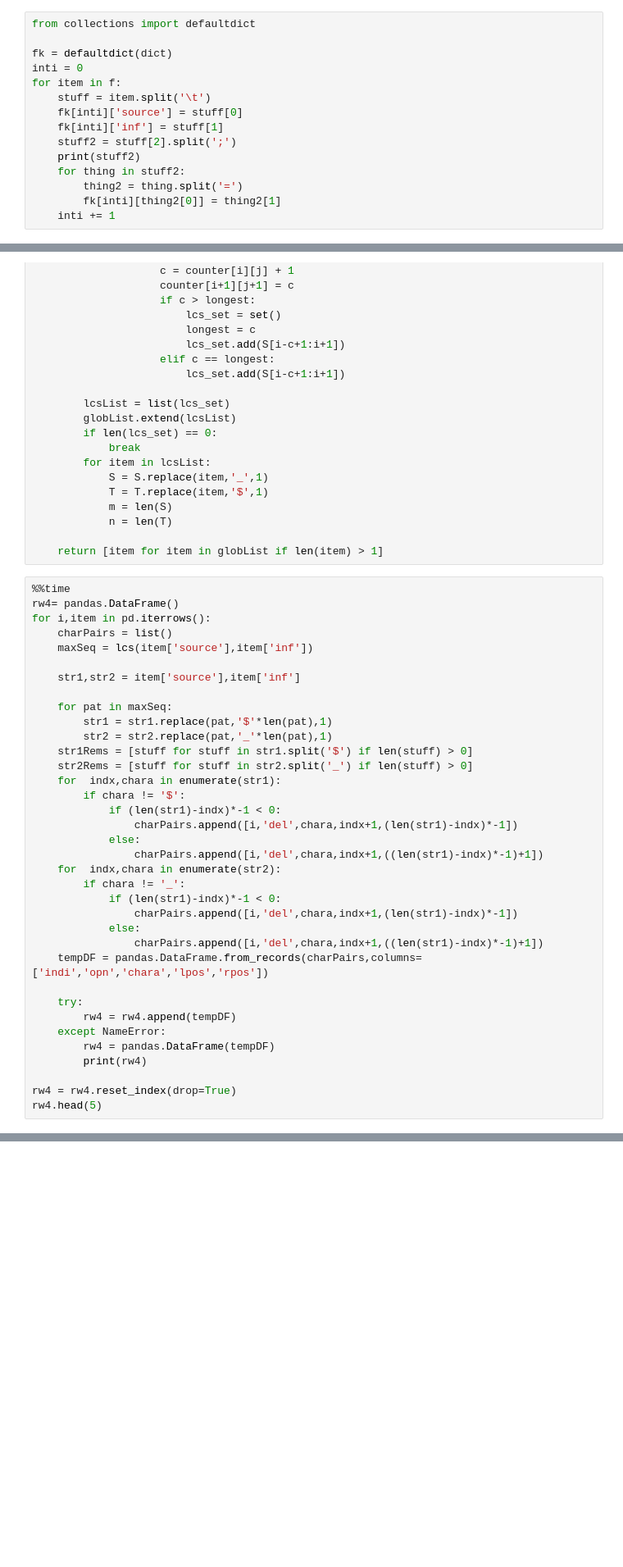
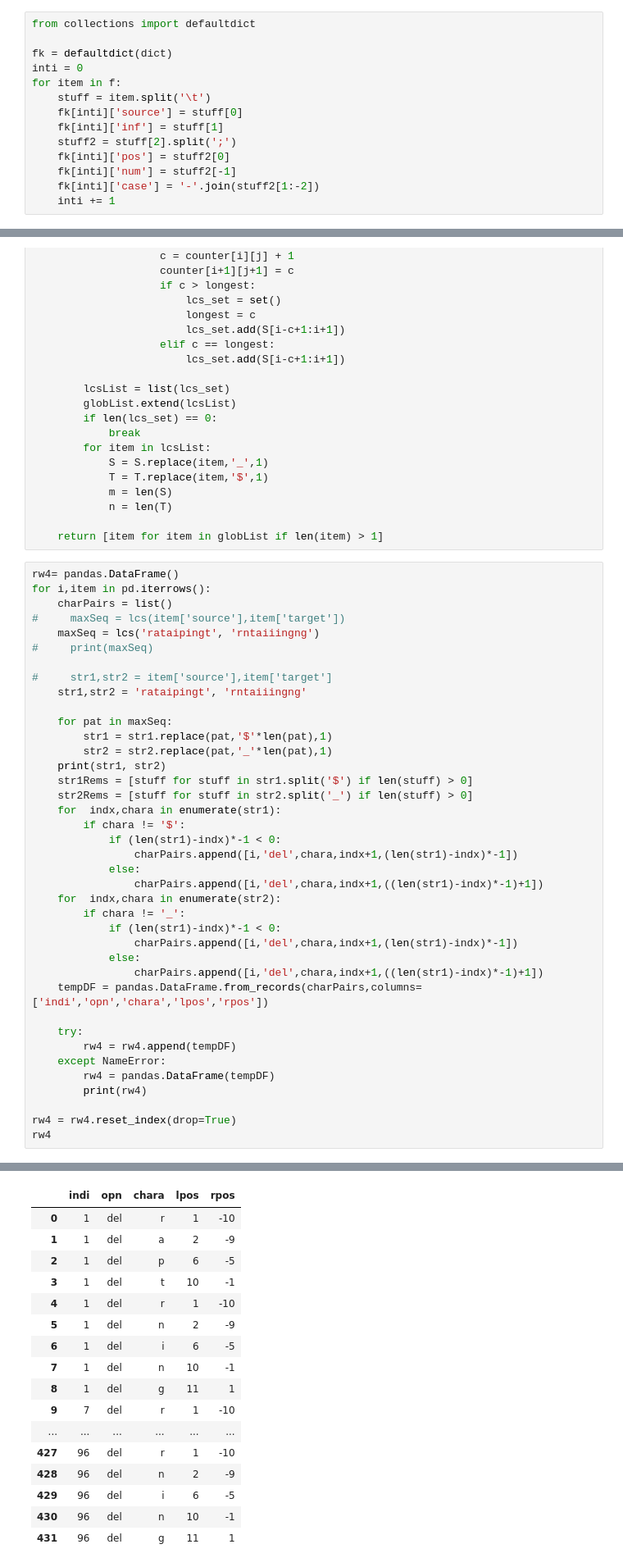
Before and after one commit to Demfier/PSyn, a Jupyter notebook: transMat.ipynb, the cells around one changed output, grey strips where cells are left out. Shown at 82% size. Cells and saved outputs as stored; diff of their text form; blank space fills up the shorter version.

```diff
--- a/transMat.ipynb
+++ b/transMat.ipynb
@@ -10,8 +10,7 @@ for item in f:
     fk[inti]['source'] = stuff[0]
     fk[inti]['inf'] = stuff[1]
     stuff2 = stuff[2].split(';')
-    print(stuff2)
-    for thing in stuff2:
-        thing2 = thing.split('=')
-        fk[inti][thing2[0]] = thing2[1]
+    fk[inti]['pos'] = stuff2[0]
+    fk[inti]['num'] = stuff2[-1]
+    fk[inti]['case'] = '-'.join(stuff2[1:-2])
     inti += 1
@@ -100,17 +112,20 @@ def lcs(SB,TB):
 
     return [item for item in globList if len(item) > 1]
 # %%
-%%time
 rw4= pandas.DataFrame()
 for i,item in pd.iterrows():
     charPairs = list()
-    maxSeq = lcs(item['source'],item['inf'])
+#     maxSeq = lcs(item['source'],item['target'])
+    maxSeq = lcs('rataipingt', 'rntaiiingng')
+#     print(maxSeq)
 
-    str1,str2 = item['source'],item['inf']
+#     str1,str2 = item['source'],item['target']
+    str1,str2 = 'rataipingt', 'rntaiiingng'
 
     for pat in maxSeq:
         str1 = str1.replace(pat,'$'*len(pat),1)
         str2 = str2.replace(pat,'_'*len(pat),1)
+    print(str1, str2)
     str1Rems = [stuff for stuff in str1.split('$') if len(stuff) > 0]
     str2Rems = [stuff for stuff in str2.split('_') if len(stuff) > 0]
     for  indx,chara in enumerate(str1):
@@ -134,4 +149,5 @@ for i,item in pd.iterrows():
         print(rw4)
 
 rw4 = rw4.reset_index(drop=True)
-rw4.head(5)
+rw4
+# %% [output]
@@ -137,0 +171,17 @@ rw4.head(5)
+|  | indi | opn | chara | lpos | rpos |
+| 0 | 1 | del | r | 1 | -10 |
+| 1 | 1 | del | a | 2 | -9 |
+| 2 | 1 | del | p | 6 | -5 |
+| 3 | 1 | del | t | 10 | -1 |
+| 4 | 1 | del | r | 1 | -10 |
+| 5 | 1 | del | n | 2 | -9 |
+| 6 | 1 | del | i | 6 | -5 |
+| 7 | 1 | del | n | 10 | -1 |
+| 8 | 1 | del | g | 11 | 1 |
+| 9 | 7 | del | r | 1 | -10 |
+| ... | ... | ... | ... | ... | ... |
+| 427 | 96 | del | r | 1 | -10 |
+| 428 | 96 | del | n | 2 | -9 |
+| 429 | 96 | del | i | 6 | -5 |
+| 430 | 96 | del | n | 10 | -1 |
+| 431 | 96 | del | g | 11 | 1 |
```
Also changed, not shown: parts of 4 cells of this notebook, 7 other files.
